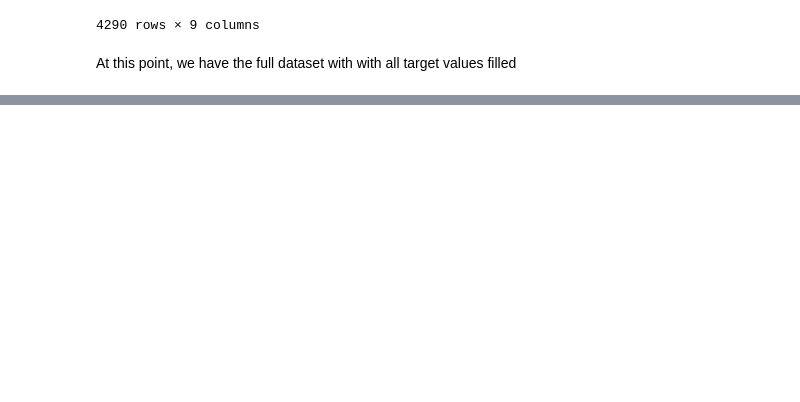
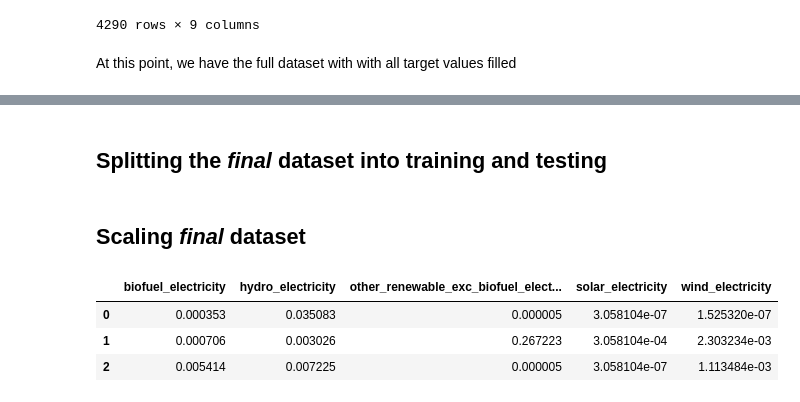
Before and after one commit to up841068/energy-economic-growth, a Jupyter notebook: pre-processing/preprocessing.ipynb, the cells around one changed output, grey strips where cells are left out. Saved outputs shown, nothing was run; the diff lists cells and outputs as text; code cells hidden in the pictures; blank space fills up the shorter version.

```diff
--- a/pre-processing/preprocessing.ipynb
+++ b/pre-processing/preprocessing.ipynb
@@ -385,0 +463,3 @@ dtype: float64
+# %%
+# Replacing Zeros by 0.0001
+full_cleaned_df_final[['biofuel_electricity', 'hydro_electricity', 'other_renewable_exc_biofuel_electricity', 'solar_electricity', 'wind_electricity']] = full_cleaned_df_final[['biofuel_electricity', 'hydro_electricity', 'other_renewable_exc_biofuel_electricity', 'solar_electricity', 'wind_electricity']].replace(0, 0.0001)
@@ -385,0 +479,27 @@ dtype: float64
+# %% [markdown]
+## Splitting the *final* dataset into training and testing
+# %%
+# Creates X and y for final dataset
+X_final = full_cleaned_df_final[['biofuel_electricity', 'hydro_electricity', 'other_renewable_exc_biofuel_electricity', 'solar_electricity', 'wind_electricity']]
+y_final = full_cleaned_df_final['GDP_per_capita']
+# %%
+# Split final X and y into training and testing datasets
+X_final_train, X_final_test, y_final_train, y_final_test = train_test_split(X_final, y_final, test_size=0.2, random_state=0)
+# %% [markdown]
+## Scaling *final* dataset
+# %%
+# Step 0 - Instanciate Standard Scaler
+mm_scaler_final = MinMaxScaler()
+
+# Step 1- Fit the scaler to the features
+mm_scaler_final.fit(X_base_train)
+
+# 2-Scale/Transform; <-> apply the transformation and store it in a df
+X_final_train_scaled = pd.DataFrame(mm_scaler_final.transform(X_final_train), columns=X_final_train.columns)
+# %%
+X_final_train_scaled.head(3)
+# %% [output]
+|  | biofuel_electricity | hydro_electricity | other_renewable_exc_biofuel_elect... | solar_electricity | wind_electricity |
+| 0 | 0.000353 | 0.035083 | 0.000005 | 3.058104e-07 | 1.525320e-07 |
+| 1 | 0.000706 | 0.003026 | 0.267223 | 3.058104e-04 | 2.303234e-03 |
+| 2 | 0.005414 | 0.007225 | 0.000005 | 3.058104e-07 | 1.113484e-03 |
```
Also changed, not shown: parts of 31 cells of this notebook.
